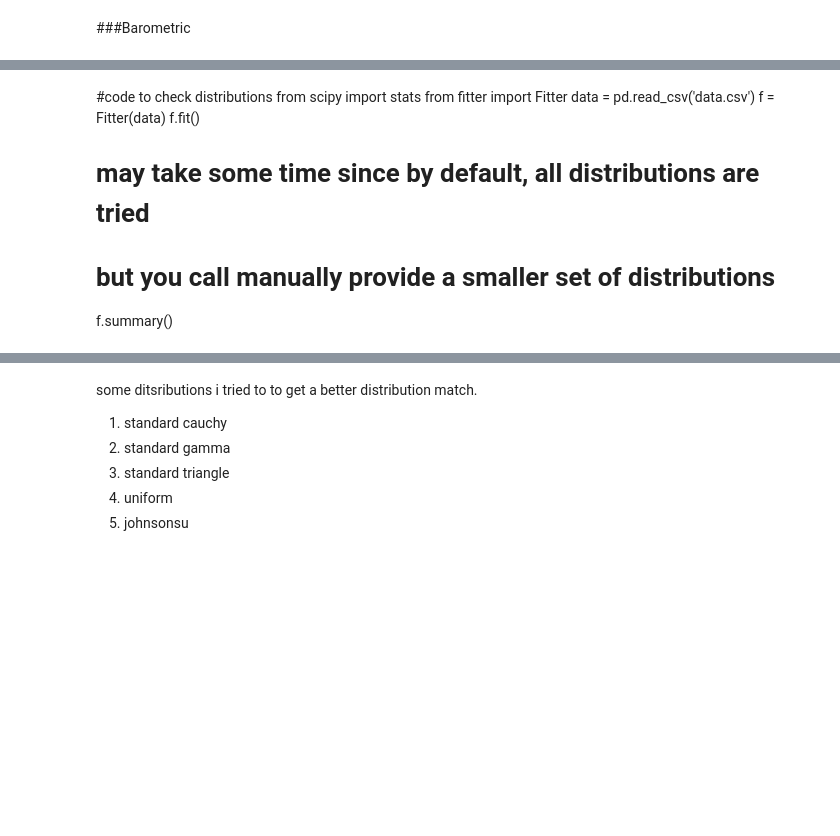
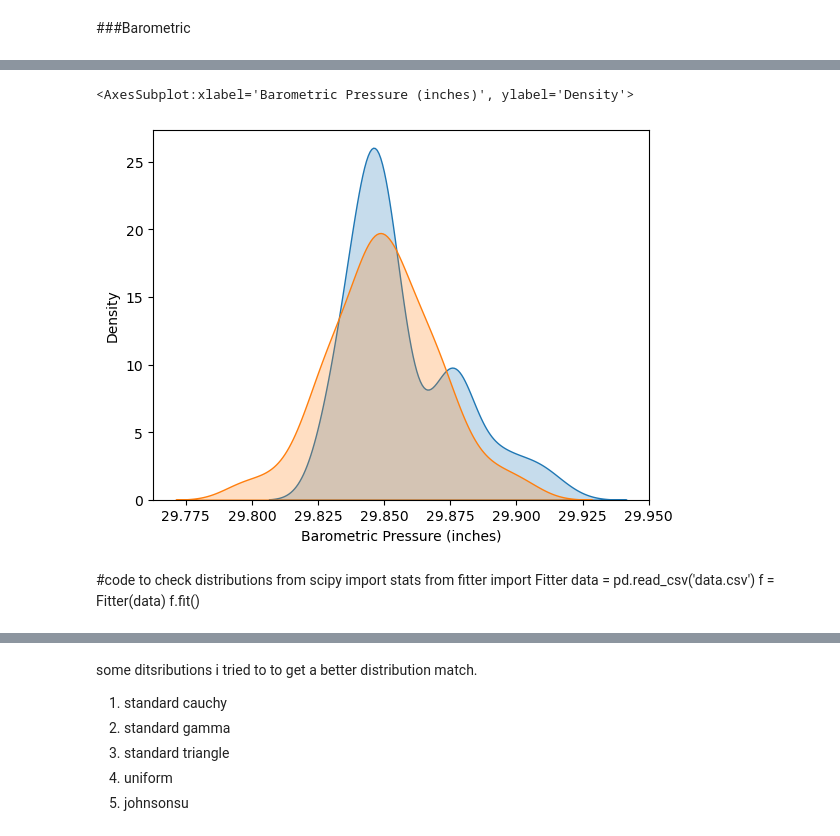
Before and after one commit to dectan/Programming-for-Data-Analysis-Project-1, a Jupyter notebook: Project 1.ipynb, the cells around one changed output, grey strips where cells are left out. Cells and saved outputs as stored; diff of their text form; code cells hidden in the pictures; blank space fills up the shorter version.

Commit message:
gauss distribution added, markdown cells added.

```diff
--- a/Project 1.ipynb
+++ b/Project 1.ipynb
@@ -364,0 +376,8 @@ plt.show()
+# %%
+#52,56
+
+#import random
+seed =123
+random.seed(seed) # Set the seed
+t = np.random.normal(29.85, .02,100) # Generate 5 random numbers from a normal
+t
@@ -365,3 +405,9 @@ plt.show()
+# %%
+sns.kdeplot(df3['Barometric Pressure (inches)'],shade=True)
+sns.kdeplot((t),shade=True)
+# %% [output]
+<AxesSubplot:xlabel='Barometric Pressure (inches)', ylabel='Density'>
+[figure, added]
 # %% [markdown]
 #code to check distributions
 from scipy import stats
@@ -369,7 +415,4 @@ from fitter import Fitter
 data = pd.read_csv('data.csv')
 f = Fitter(data)
 f.fit()
-# may take some time since by default, all distributions are tried
-# but you call manually provide a smaller set of distributions
-f.summary()
 # %%
```
Also changed, not shown: parts of 58 cells of this notebook.
